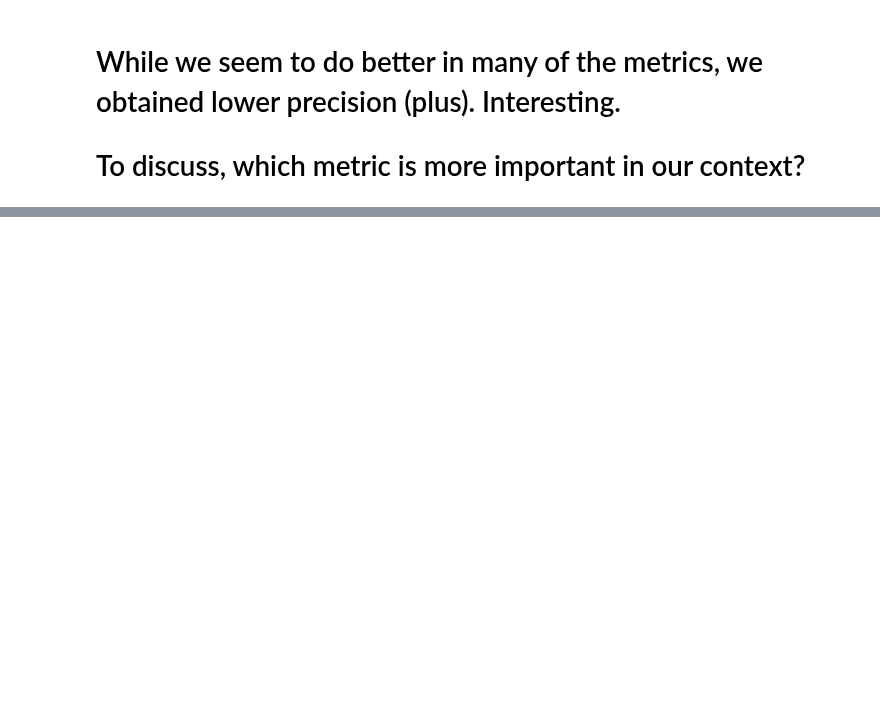
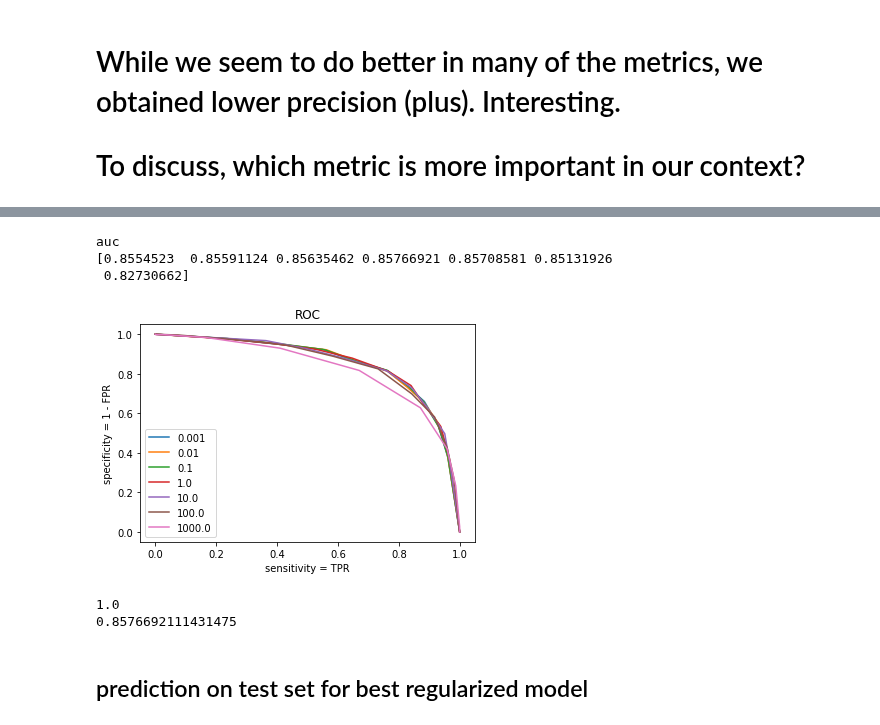
Before and after one commit to FJYang96/CS229-Project, a Jupyter notebook: FinalProject.ipynb, the cells around one changed output, grey strips where cells are left out. Cells and saved outputs as stored; diff of their text form; code cells hidden in the pictures; blank space fills up the shorter version.

```diff
--- a/FinalProject.ipynb
+++ b/FinalProject.ipynb
@@ -349,0 +395,22 @@ print(precision_minus) #benchmark = 50%
+# %%
+#suppose best unregularized model corresponds to threshold = 0.6
+
+threshold = 0.6
+predict = (log_regressor.predict_proba(X_test)[:,1] >= threshold).astype(int)
+
+TN, FP, FN, TP = confusion_matrix(y_test,predict).ravel()
+
+accuracy = np.mean(predict == y_test)
+sensitivity = TP / (TP + FN)
+specificity = TN / (TN + FP)
+precision = TP / (TP + FP)
+
+recall = sensitivity.copy()
+
+print('classification on test set')
+print('accuracy')
+print(accuracy)
+print('sensitivity')
+print(sensitivity)
+print('specificity')
+print(specificity)
@@ -349,0 +525,32 @@ print(precision_minus) #benchmark = 50%
+# %%
+#note TPR = sensitivity, FPR = 1 - specificity
+#FPR is important because we want to avoid overdosing
+num = len(alpha)
+AUC = np.zeros(num)
+for i in range(num):
+    plt.plot(sensitivity[i,:], specificity[i,:], label = alpha[i])
+    AUC[i] = auc(sensitivity[i,:],specificity[i,:])
+
+plt.xlabel('sensitivity = TPR')
+plt.ylabel('specificity = 1 - FPR')
+plt.legend()
+plt.title('ROC')
+plt.savefig('logreg_regularized_ROC.png')
+
+print('auc')
+print(AUC) #auc takes in arguments (x,y)
+# %% [output]
+auc
+[0.8554523  0.85591124 0.85635462 0.85766921 0.85708581 0.85131926
+ 0.82730662]
+[figure, added]
+# %%
+best_reg_strength = alpha[np.argmax(AUC)]
+print(best_reg_strength)
+best_auc = AUC[np.argmax(AUC)]
+print(best_auc)
+# %% [output]
+1.0
+0.8576692111431475
+# %% [markdown]
+## prediction on test set for best regularized model
```
Also changed, not shown: parts of 27 cells of this notebook.
